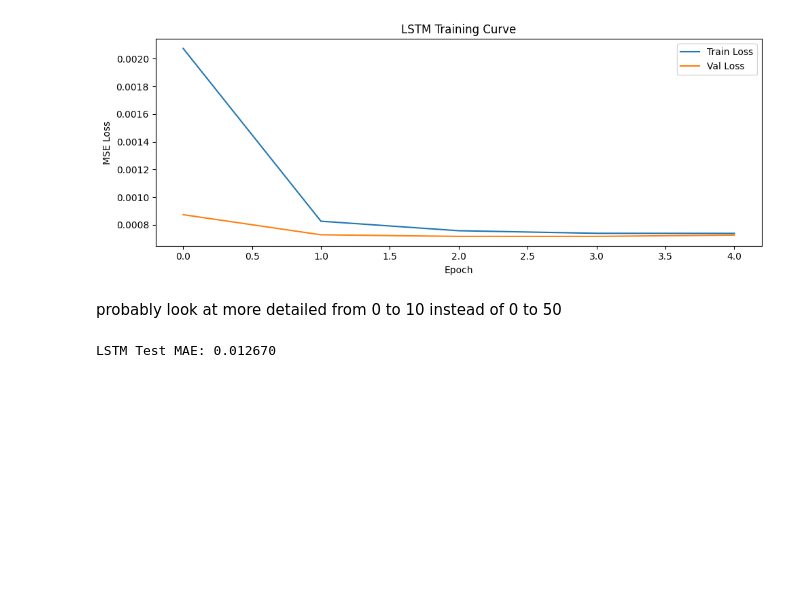
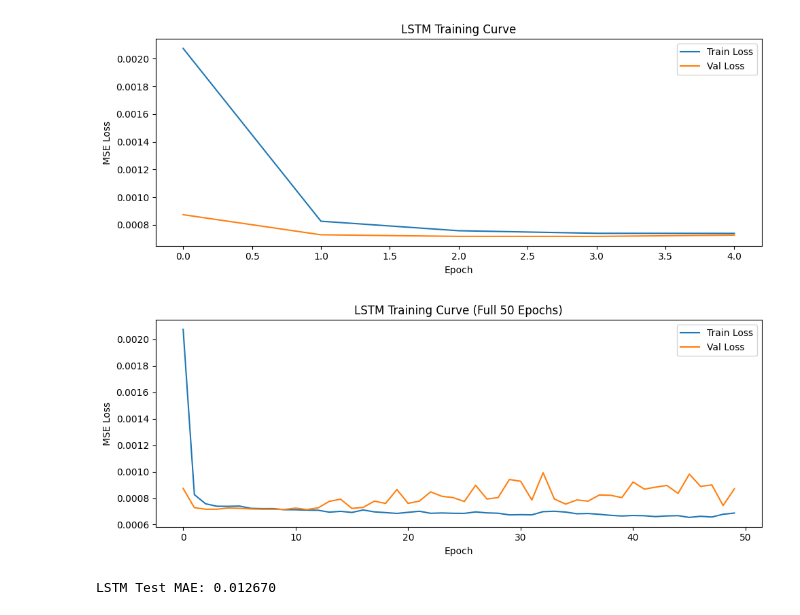
Before and after one commit to sophie61i/stock-forecasting-nn, a Jupyter notebook: project.ipynb, the cells around one changed output. Drawn from its saved outputs; the diff is of its cells as text; code cells hidden in the pictures; blank space fills up the shorter version.

```diff
--- a/project.ipynb
+++ b/project.ipynb
@@ -346,8 +348,20 @@ plt.savefig("lstm_training_curve.png", dpi=100)
 plt.show()
 # %% [output]
 [figure]
-# %% [markdown]
-probably look at more detailed from 0 to 10 instead of 0 to 50
+# %%
+# Full training curve (all 50 epochs)
+plt.figure(figsize=(10, 4))
+plt.plot(lstm_train_losses, label="Train Loss")
+plt.plot(lstm_val_losses,   label="Val Loss")
+plt.xlabel("Epoch")
+plt.ylabel("MSE Loss")
+plt.title("LSTM Training Curve (Full 50 Epochs)")
+plt.legend()
+plt.tight_layout()
+plt.savefig("lstm_training_curve_full.png", dpi=100)
+plt.show()
+# %% [output]
+[figure, added]
 # %%
 # Evaluate LSTM on test set
 lstm_model.eval()
```
Also changed, not shown: parts of 19 cells of this notebook.
